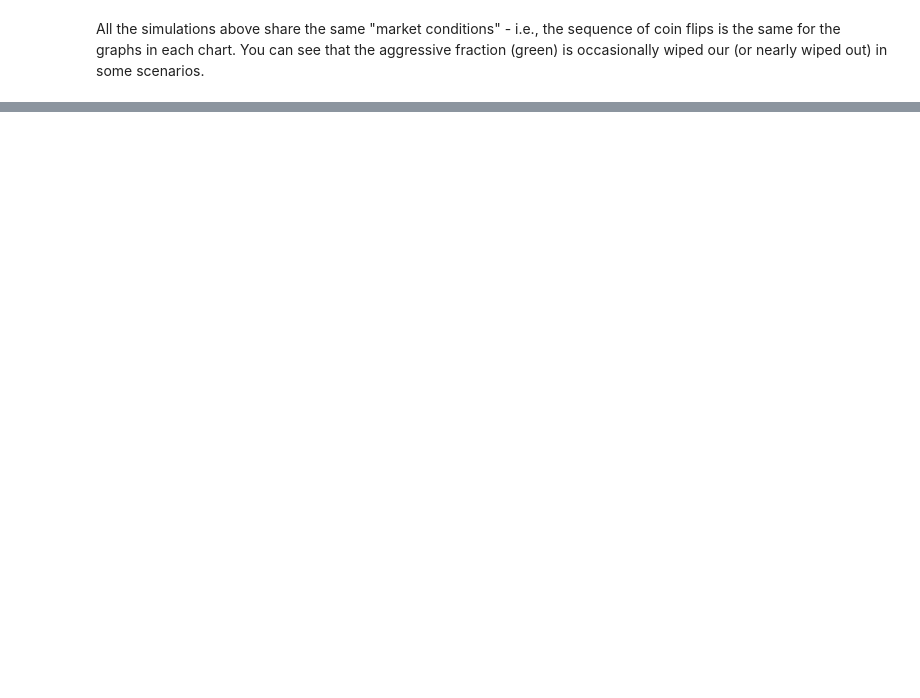
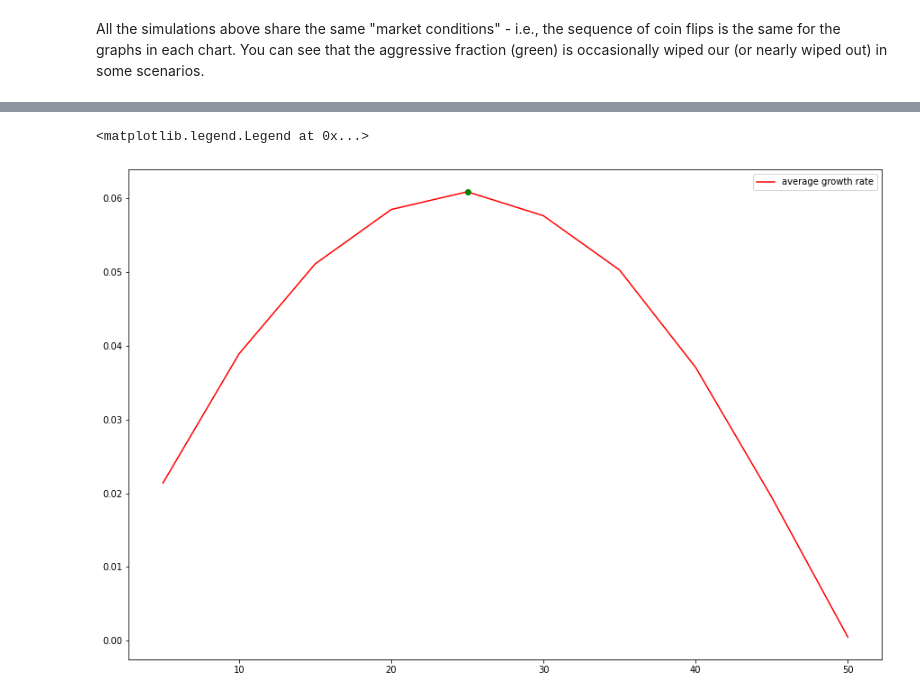
Before and after one commit to mckoss/kelly-criterion, a Jupyter notebook: index.ipynb, the cells around one changed output, grey strips where cells are left out. Drawn from its saved outputs; the diff is of its cells as text; code cells hidden in the pictures; blank space fills up the shorter version.

Commit message:
Chart stats of many samples.

```diff
--- a/index.ipynb
+++ b/index.ipynb
@@ -138,0 +212,12 @@ nearly wiped out) in some scenarios.
+# %%
+stats = strategy_stats()
+
+index_25 = stats['x'].index(25)
+
+plt.figure(figsize=(15,10))
+plt.plot(stats['x'], stats['avg'], '-r', label="average growth rate")
+plt.plot([25], [stats['avg'][index_25]], 'og')
+plt.legend()
+# %% [output]
+<matplotlib.legend.Legend at 0x...>
+[figure, added]
```
Also changed, not shown: parts of 8 cells of this notebook, 1 other file.
